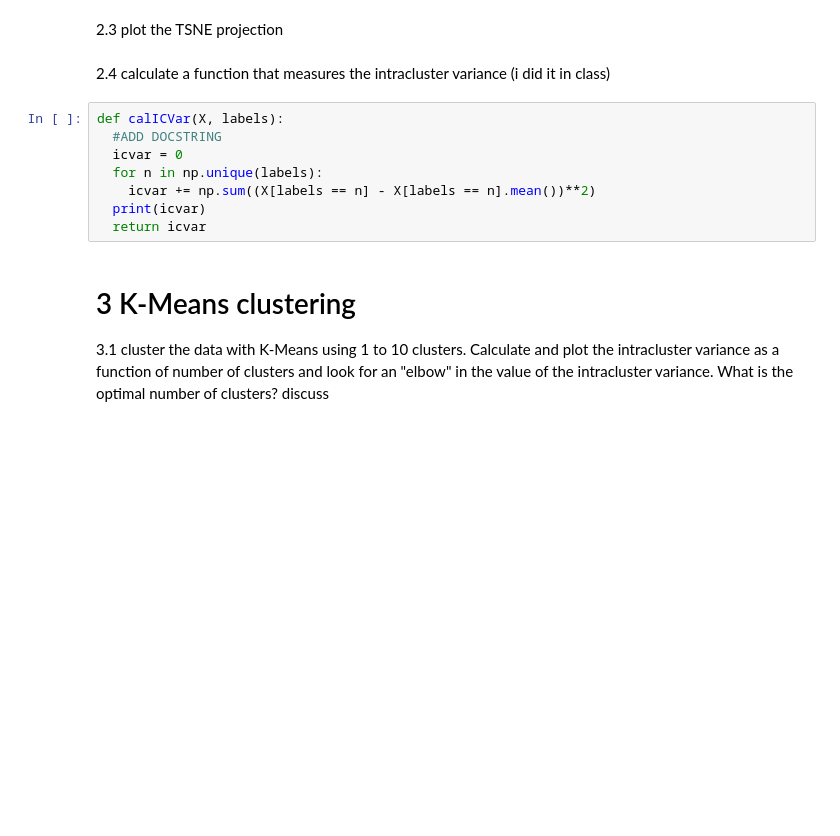
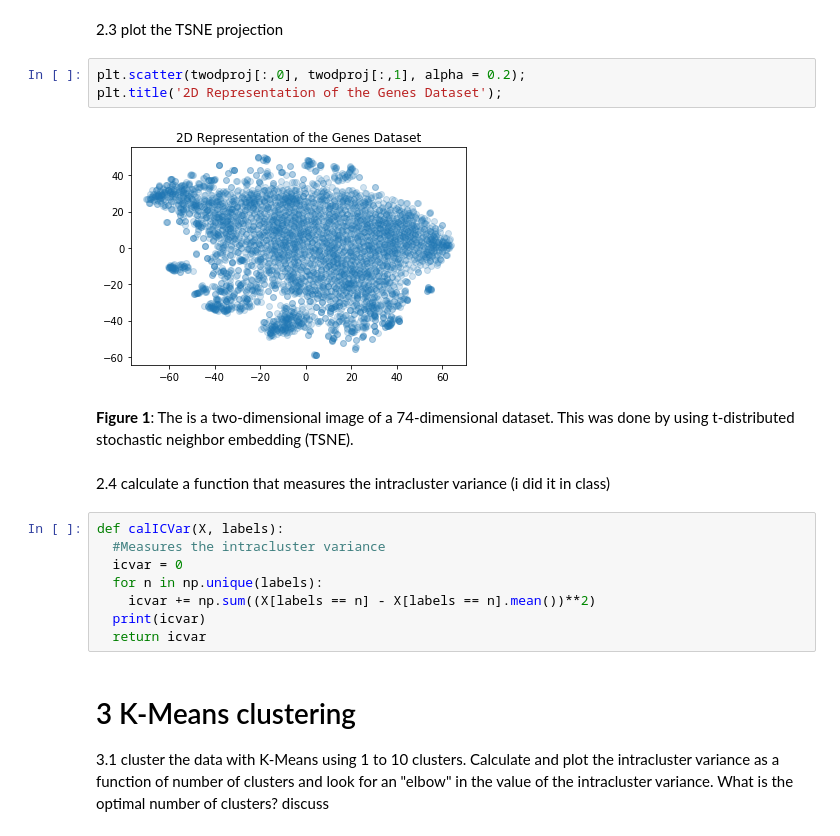
Before and after one commit to cath19/DSPS_-charty-, a Jupyter notebook: HW10/clusteringGenes_cHarty.ipynb, the cells around one changed output. Saved outputs shown, nothing was run; the diff lists cells and outputs as text; blank space fills up the shorter version.

```diff
--- a/HW10/clusteringGenes_cHarty.ipynb
+++ b/HW10/clusteringGenes_cHarty.ipynb
@@ -92,11 +96,18 @@ twodproj.shape
 (4224, 2)
 # %% [markdown]
 2.3 plot the TSNE projection
+# %%
+plt.scatter(twodproj[:,0], twodproj[:,1], alpha = 0.2);
+plt.title('2D Representation of the Genes Dataset');
+# %% [output]
+[figure, added]
+# %% [markdown]
+**Figure 1**: The is a two-dimensional image of a 74-dimensional dataset. This was done by using t-distributed stochastic neighbor embedding (TSNE).
 # %% [markdown]
 2.4 calculate a function that measures the intracluster variance (i did it in class)
 # %%
 def calICVar(X, labels):
-  #ADD DOCSTRING
+  #Measures the intracluster variance
   icvar = 0
   for n in np.unique(labels):
     icvar += np.sum((X[labels == n] - X[labels == n].mean())**2)
```
Also changed, not shown: parts of 21 cells of this notebook.
